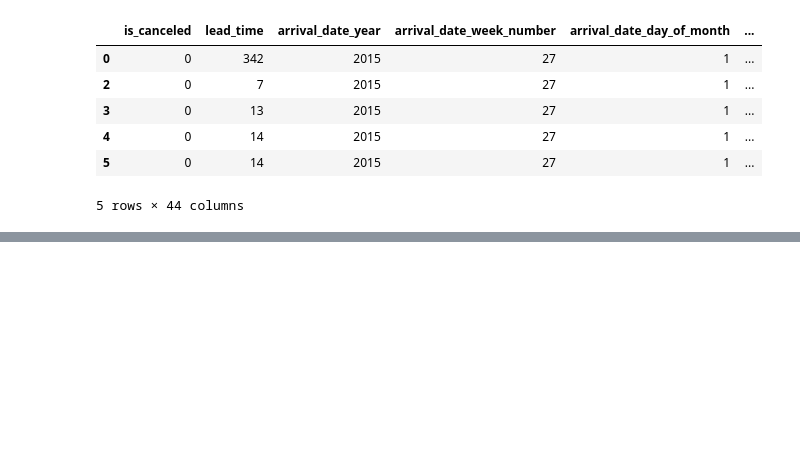
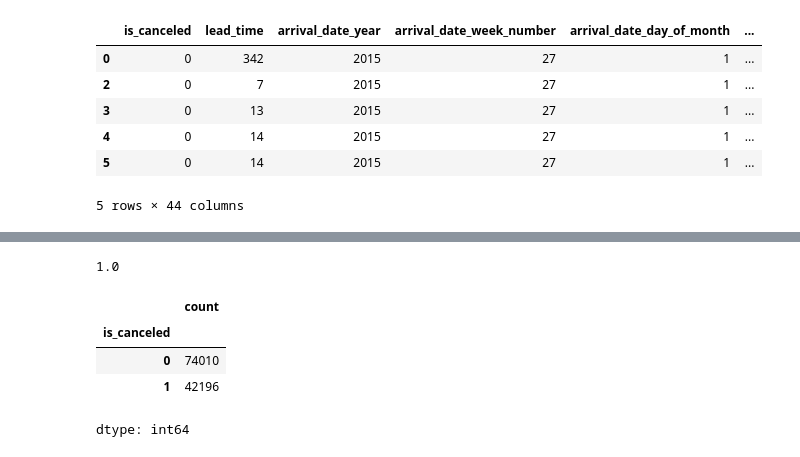
Before and after one commit to JinLeeGG/AI_Project_Preparation, a Jupyter notebook: 3. Data Analysis/11. Hotel booking demand/11_Hotel_booking_demand.ipynb, the cells around one changed output, grey strips where cells are left out. Cells and saved outputs as stored; diff of their text form; code cells hidden in the pictures; blank space fills up the shorter version.

```diff
--- a/3. Data Analysis/11. Hotel booking demand/11_Hotel_booking_demand.ipynb
+++ b/3. Data Analysis/11. Hotel booking demand/11_Hotel_booking_demand.ipynb
@@ -753,0 +905,12 @@ hotel_df.head()
+# %%
+accuracy_score(y_test, pred) # 정확도 확인 (꽤 정확하다.)
+# %% [output]
+1.0
+# %%
+hotel_df['is_canceled'].value_counts() # 데이터가 혹시 한쪽으로 쏠려있나 확인
+# %% [output]
+|  | count |
+| is_canceled |  |
+| 0 | 74010 |
+| 1 | 42196 |
+dtype: int64
```
Also changed, not shown: parts of 58 cells of this notebook.
